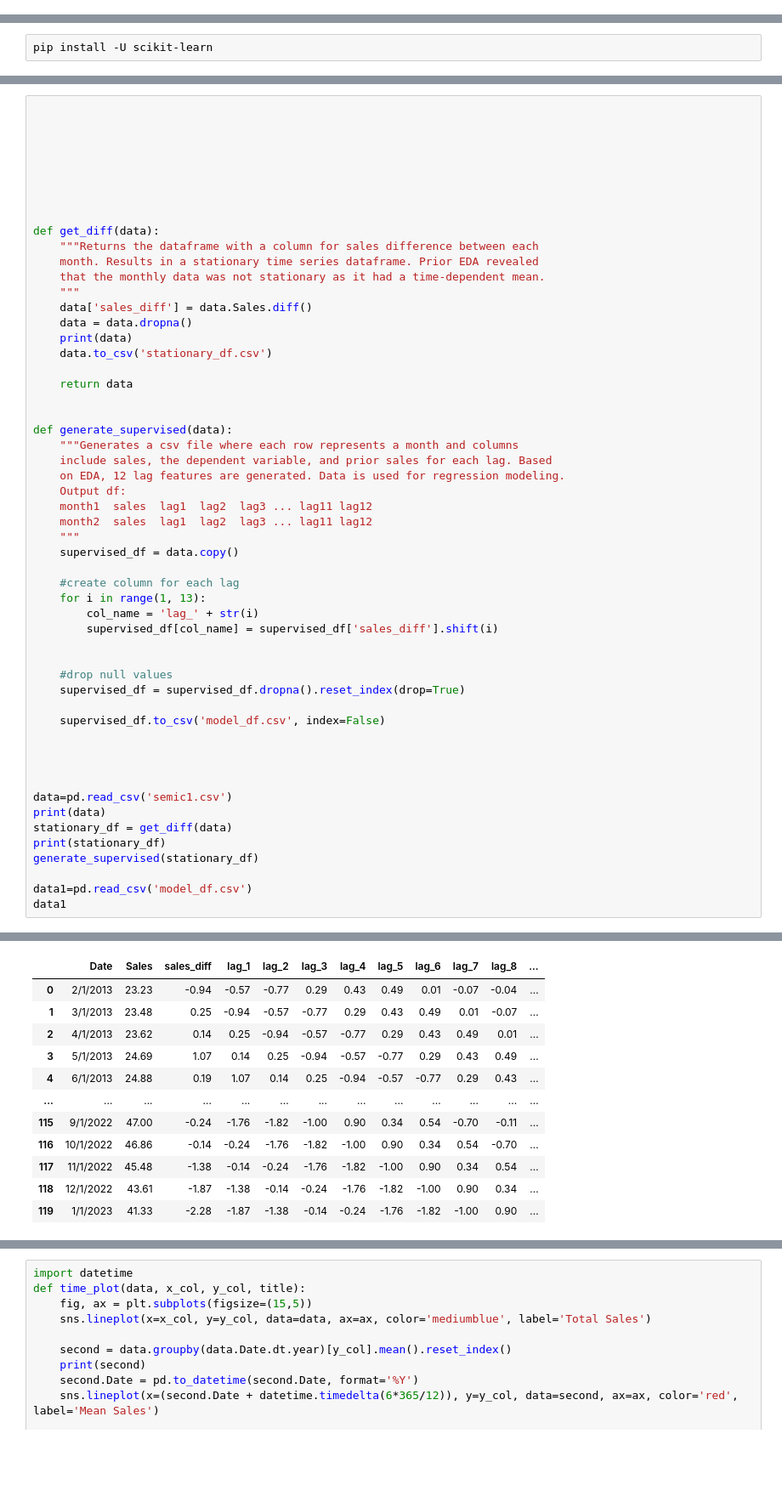
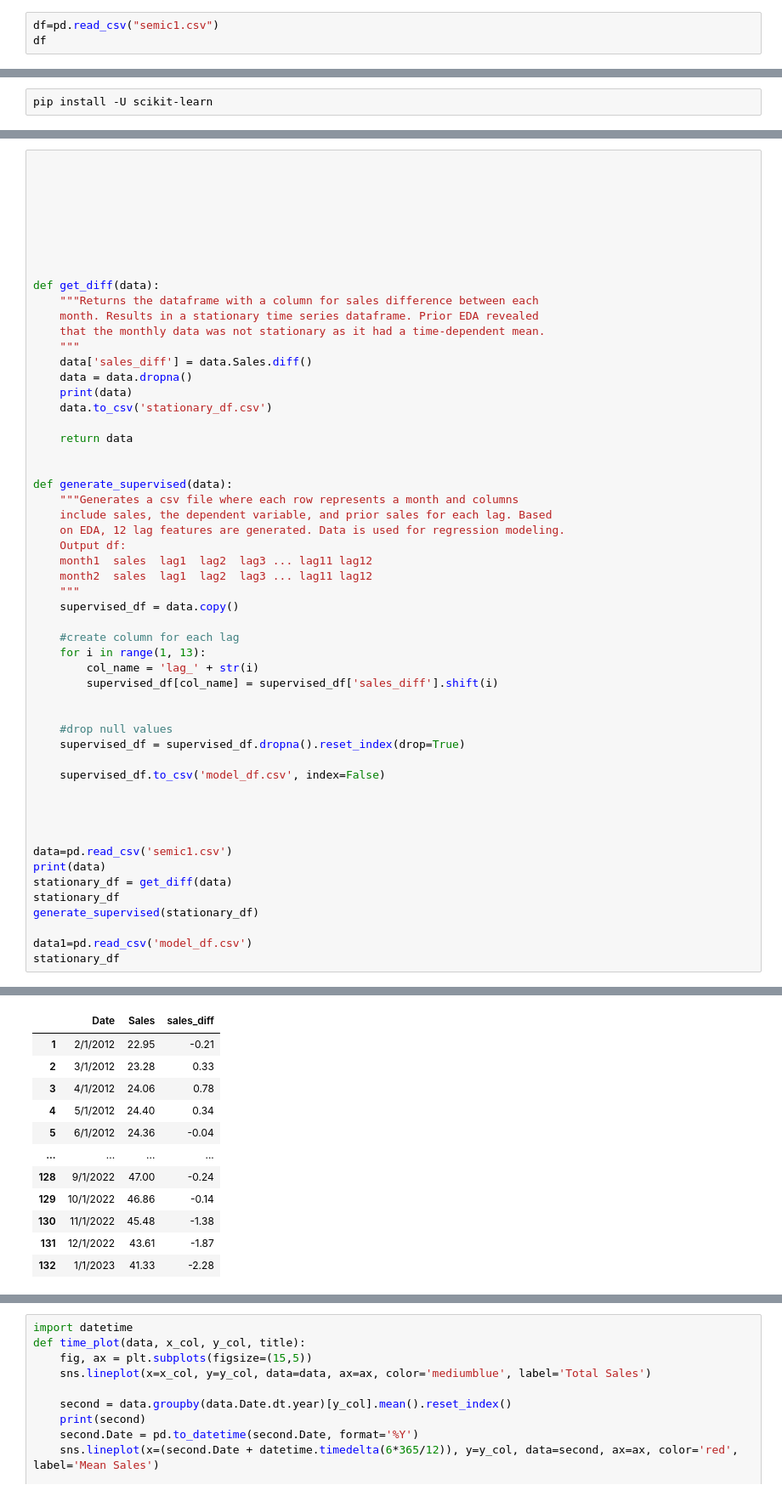
Before and after one commit to BishnuSah23/forecasting, a Jupyter notebook: inventory forecasting.ipynb, the cells around one changed output, grey strips where cells are left out. Shown at 85% size. Cells and saved outputs as stored; diff of their text form; blank space fills up the shorter version.

```diff
--- a/inventory forecasting.ipynb
+++ b/inventory forecasting.ipynb
@@ -32,0 +45,3 @@ plt.show()
+# %%
+df=pd.read_csv("semic1.csv")
+df
@@ -102,11 +136,11 @@ def generate_supervised(data):
 data=pd.read_csv('semic1.csv')
 print(data)
 stationary_df = get_diff(data)
-print(stationary_df)
+stationary_df
 generate_supervised(stationary_df)
 
 data1=pd.read_csv('model_df.csv')
-data1
+stationary_df
 # %% [output]
           Date  Sales
 0     1/1/2012  23.16
@@ -124,16 +158,16 @@ data1
 131  12/1/2022  43.61       -1.87
 132   1/1/2023  41.33       -2.28
 
 [132 rows x 3 columns]
-|  | Date | Sales | sales_diff | lag_1 | lag_2 | lag_3 | lag_4 | lag_5 | lag_6 | lag_7 | lag_8 | ... |
-| 0 | 2/1/2013 | 23.23 | -0.94 | -0.57 | -0.77 | 0.29 | 0.43 | 0.49 | 0.01 | -0.07 | -0.04 | ... |
-| 1 | 3/1/2013 | 23.48 | 0.25 | -0.94 | -0.57 | -0.77 | 0.29 | 0.43 | 0.49 | 0.01 | -0.07 | ... |
-| 2 | 4/1/2013 | 23.62 | 0.14 | 0.25 | -0.94 | -0.57 | -0.77 | 0.29 | 0.43 | 0.49 | 0.01 | ... |
-| 3 | 5/1/2013 | 24.69 | 1.07 | 0.14 | 0.25 | -0.94 | -0.57 | -0.77 | 0.29 | 0.43 | 0.49 | ... |
-| 4 | 6/1/2013 | 24.88 | 0.19 | 1.07 | 0.14 | 0.25 | -0.94 | -0.57 | -0.77 | 0.29 | 0.43 | ... |
-| ... | ... | ... | ... | ... | ... | ... | ... | ... | ... | ... | ... | ... |
-| 115 | 9/1/2022 | 47.00 | -0.24 | -1.76 | -1.82 | -1.00 | 0.90 | 0.34 | 0.54 | -0.70 | -0.11 | ... |
-| 116 | 10/1/2022 | 46.86 | -0.14 | -0.24 | -1.76 | -1.82 | -1.00 | 0.90 | 0.34 | 0.54 | -0.70 | ... |
-| 117 | 11/1/2022 | 45.48 | -1.38 | -0.14 | -0.24 | -1.76 | -1.82 | -1.00 | 0.90 | 0.34 | 0.54 | ... |
-| 118 | 12/1/2022 | 43.61 | -1.87 | -1.38 | -0.14 | -0.24 | -1.76 | -1.82 | -1.00 | 0.90 | 0.34 | ... |
-| 119 | 1/1/2023 | 41.33 | -2.28 | -1.87 | -1.38 | -0.14 | -0.24 | -1.76 | -1.82 | -1.00 | 0.90 | ... |
+|  | Date | Sales | sales_diff |
+| 1 | 2/1/2012 | 22.95 | -0.21 |
+| 2 | 3/1/2012 | 23.28 | 0.33 |
+| 3 | 4/1/2012 | 24.06 | 0.78 |
+| 4 | 5/1/2012 | 24.40 | 0.34 |
+| 5 | 6/1/2012 | 24.36 | -0.04 |
+| ... | ... | ... | ... |
+| 128 | 9/1/2022 | 47.00 | -0.24 |
+| 129 | 10/1/2022 | 46.86 | -0.14 |
+| 130 | 11/1/2022 | 45.48 | -1.38 |
+| 131 | 12/1/2022 | 43.61 | -1.87 |
+| 132 | 1/1/2023 | 41.33 | -2.28 |
```
Also changed, not shown: parts of 6 cells of this notebook.
